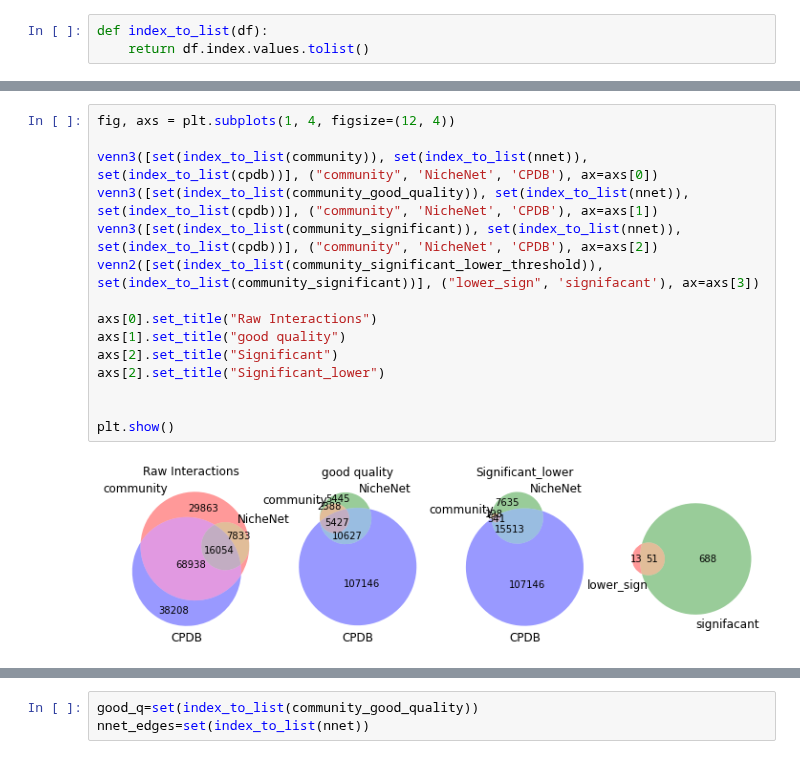
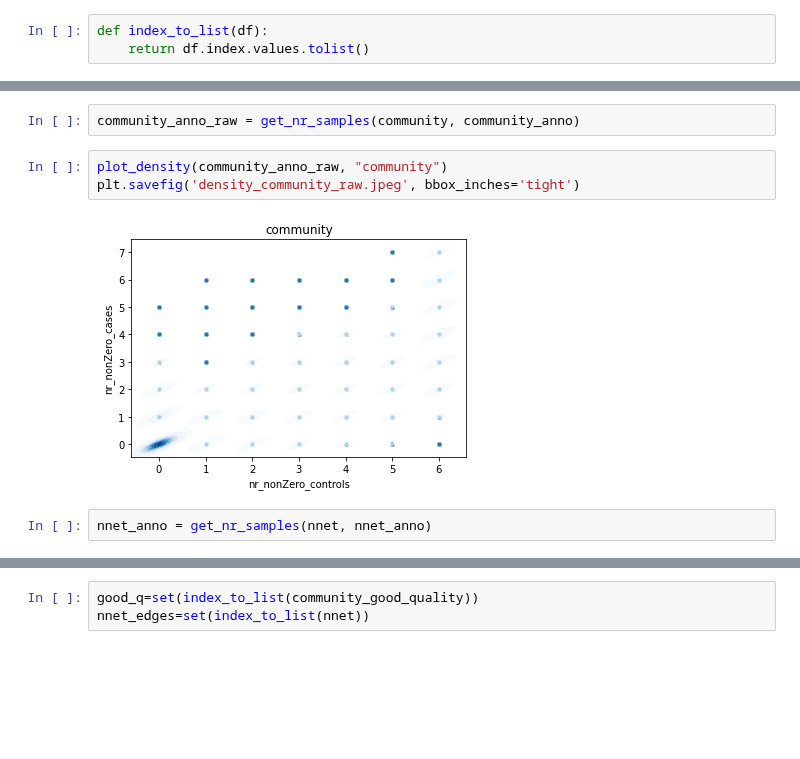
Before and after one commit to colomemaria/community-paper, a Jupyter notebook: src/method_comparison/compare_results/compare_raw.ipynb, the cells around one changed output, grey strips where cells are left out. Drawn from its saved outputs; the diff is of its cells as text; blank space fills up the shorter version.

```diff
--- a/src/method_comparison/compare_results/compare_raw.ipynb
+++ b/src/method_comparison/compare_results/compare_raw.ipynb
@@ -83,17 +93,9 @@ venn3([set(index_to_list(community)), set(index_to_list(nnet)), set(index_to_lis
-# %%
-fig, axs = plt.subplots(1, 4, figsize=(12, 4))
-
-venn3([set(index_to_list(community)), set(index_to_list(nnet)), set(index_to_list(cpdb))], ("community", 'NicheNet', 'CPDB'), ax=axs[0])
-venn3([set(index_to_list(community_good_quality)), set(index_to_list(nnet)), set(index_to_list(cpdb))], ("community", 'NicheNet', 'CPDB'), ax=axs[1])
-venn3([set(index_to_list(community_significant)), set(index_to_list(nnet)), set(index_to_list(cpdb))], ("community", 'NicheNet', 'CPDB'), ax=axs[2])
-venn2([set(index_to_list(community_significant_lower_threshold)), set(index_to_list(community_significant))], ("lower_sign", 'signifacant'), ax=axs[3])
-
-axs[0].set_title("Raw Interactions")
-axs[1].set_title("good quality")
-axs[2].set_title("Significant")
-axs[2].set_title("Significant_lower")
-
-
-plt.show()
-# %% [output]
-[figure, removed]
+# %%
+community_anno_raw = get_nr_samples(community, community_anno)
+# %%
+plot_density(community_anno_raw, "community")
+plt.savefig('density_community_raw.jpeg', bbox_inches='tight')
+# %% [output]
+[figure, added]
+# %%
+nnet_anno = get_nr_samples(nnet, nnet_anno)
```
Also changed, not shown: parts of 23 cells of this notebook, 13 other files.
